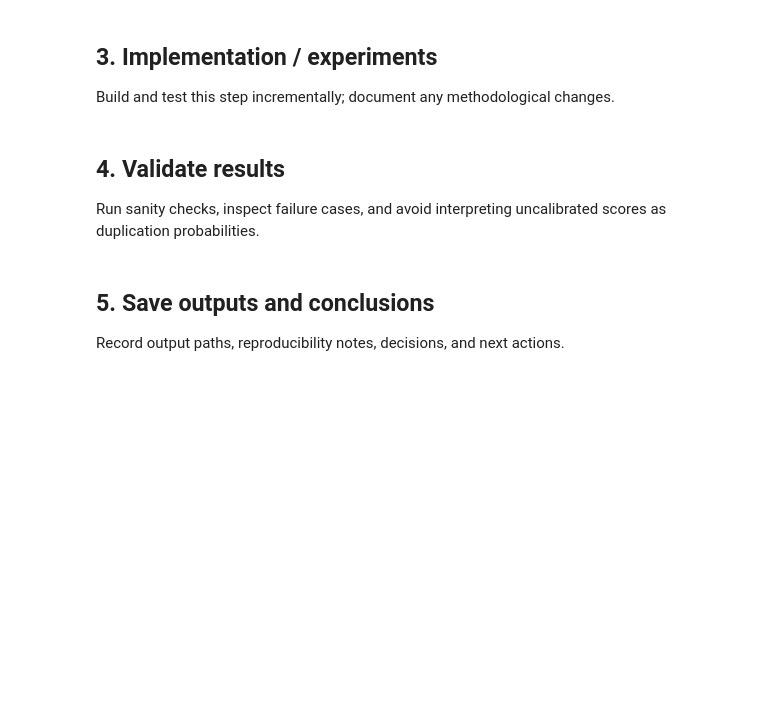
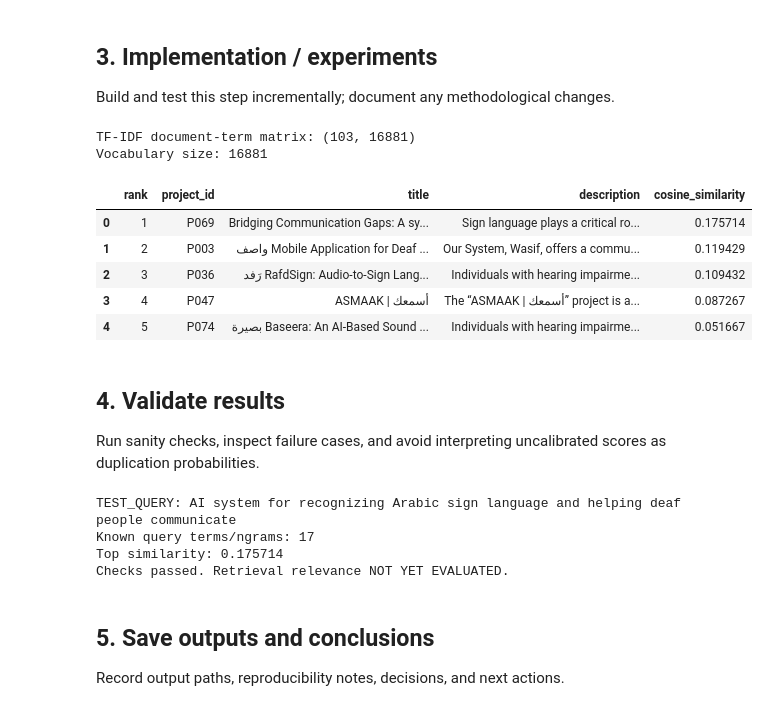
Before and after one commit to esrrahafase-crypto/Origin, a Jupyter notebook: notebooks/04_TFIDF_Baseline.ipynb, the cells around one changed output. Drawn from its saved outputs; the diff is of its cells as text; code cells hidden in the pictures; blank space fills up the shorter version.

```diff
--- a/notebooks/04_TFIDF_Baseline.ipynb
+++ b/notebooks/04_TFIDF_Baseline.ipynb
@@ -27,6 +129,69 @@ Build and test this step incrementally; document any methodological changes.
+# %%
+vectorizer = TfidfVectorizer(
+    lowercase=True,
+    analyzer='word',
+    ngram_range=(1, 2),
+    min_df=1,
+    max_df=1.0,
+    sublinear_tf=True,
+    token_pattern=r'(?u)\b\w+\b'
+)
+corpus_matrix = vectorizer.fit_transform(records['search_text'])
+print('TF-IDF document-term matrix:', corpus_matrix.shape)
+print('Vocabulary size:', len(vectorizer.vocabulary_))
+# %% [output]
+TF-IDF document-term matrix: (103, 16881)
+Vocabulary size: 16881
+# %%
+def retrieve(query, k=TOP_K, excluded_project_id=None):
+    query = clean_text(query)
+    if not query:
+        raise ValueError('Query must not be empty.')
+    q_vec = vectorizer.transform([query])
+    sims = cosine_similarity(q_vec, corpus_matrix).ravel()
+    candidates = np.argsort(-sims, kind='stable')
+    if excluded_project_id is not None:
+        candidates = [i for i in candidates if records.iloc[i]['project_id'] != str(excluded_project_id)]
+    selected = list(candidates)[:min(k, len(candidates))]
+    ans = records.iloc[selected][['project_id','title','description']].copy()
+    ans.insert(0, 'rank', range(1, len(ans)+1))
+    ans['cosine_similarity'] = np.round(sims[selected], 6)
+    return ans.reset_index(drop=True)
+
+# Test with a NEW project idea rather than a corpus record.
+TEST_QUERY = 'AI system for recognizing Arabic sign language and helping deaf people communicate'
+result = retrieve(TEST_QUERY, k=TOP_K)
+display(result)
+# %% [output]
+|  | rank | project_id | title | description | cosine_similarity |
+| 0 | 1 | P069 | Bridging Communication Gaps: A sy... | Sign language plays a critical ro... | 0.175714 |
+| 1 | 2 | P003 | واصف Mobile Application for Deaf ... | Our System, Wasif, offers a commu... | 0.119429 |
+| 2 | 3 | P036 | رَفد RafdSign: Audio-to-Sign Lang... | Individuals with hearing impairme... | 0.109432 |
+| 3 | 4 | P047 | ASMAAK | أسمعك | The “ASMAAK | أسمعك” project is a... | 0.087267 |
+| 4 | 5 | P074 | بصيرة Baseera: An AI-Based Sound ... | Individuals with hearing impairme... | 0.051667 |
 # %% [markdown]
 ## 4. Validate results
 Run sanity checks, inspect failure cases, and avoid interpreting uncalibrated scores as duplication probabilities.
+# %%
+# Verify rankings, ranges, and query vocabulary coverage.
+assert len(result) <= TOP_K
+assert result['cosine_similarity'].between(0,1).all()
+assert result['cosine_similarity'].is_monotonic_decreasing
+assert result['project_id'].is_unique
+
+query_vec = vectorizer.transform([clean_text(TEST_QUERY)])
+query_known_terms = query_vec.nnz
+print('TEST_QUERY:', TEST_QUERY)
+print('Known query terms/ngrams:', query_known_terms)
+print('Top similarity:', result['cosine_similarity'].iloc[0] if len(result) else 'N/A')
+if query_known_terms == 0:
+    print('WARNING: Query shares no known vocabulary with this corpus; all scores can be zero.')
+print('Checks passed. Retrieval relevance NOT YET EVALUATED.')
+# %% [output]
+TEST_QUERY: AI system for recognizing Arabic sign language and helping deaf people communicate
+Known query terms/ngrams: 17
+Top similarity: 0.175714
+Checks passed. Retrieval relevance NOT YET EVALUATED.
 # %% [markdown]
 ## 5. Save outputs and conclusions
 Record output paths, reproducibility notes, decisions, and next actions.
```
Also changed, not shown: parts of 10 cells of this notebook.
